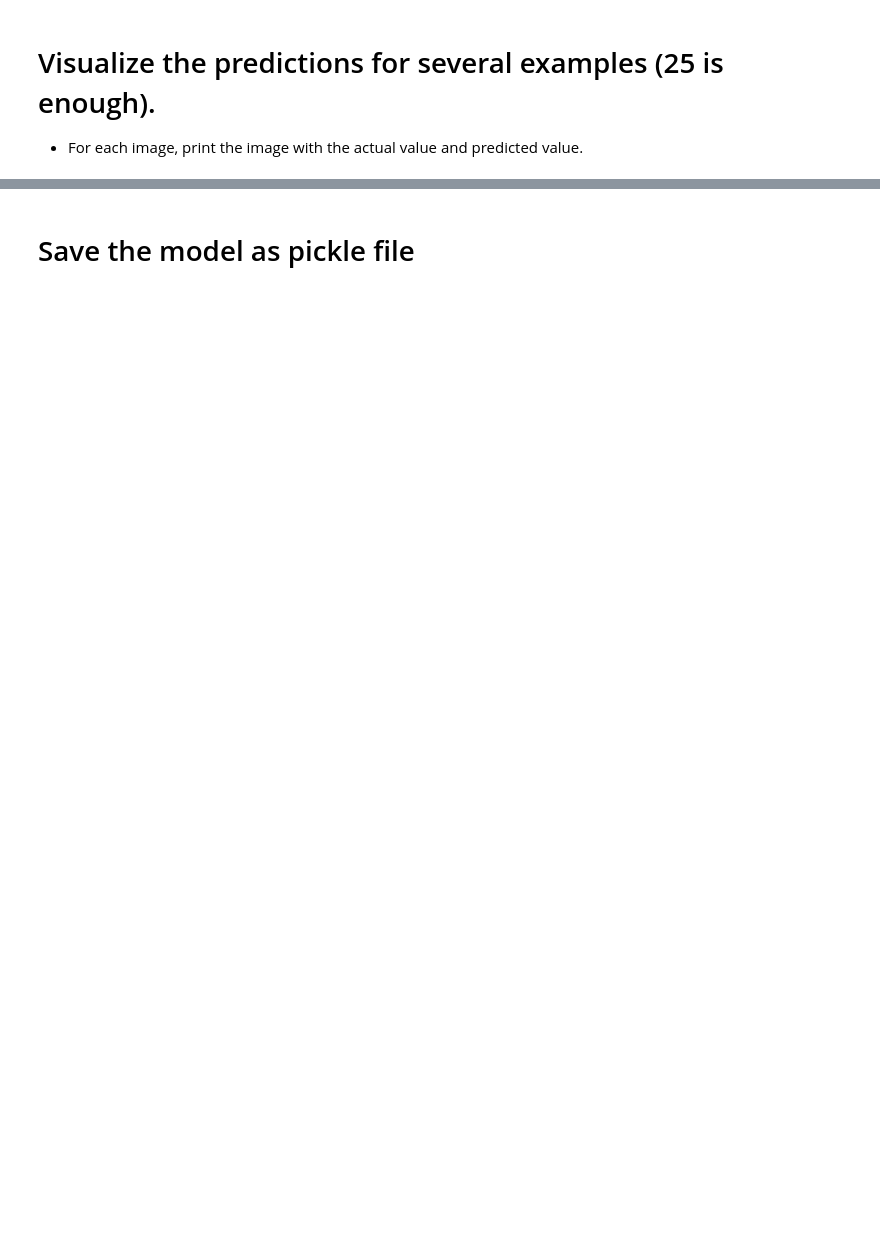
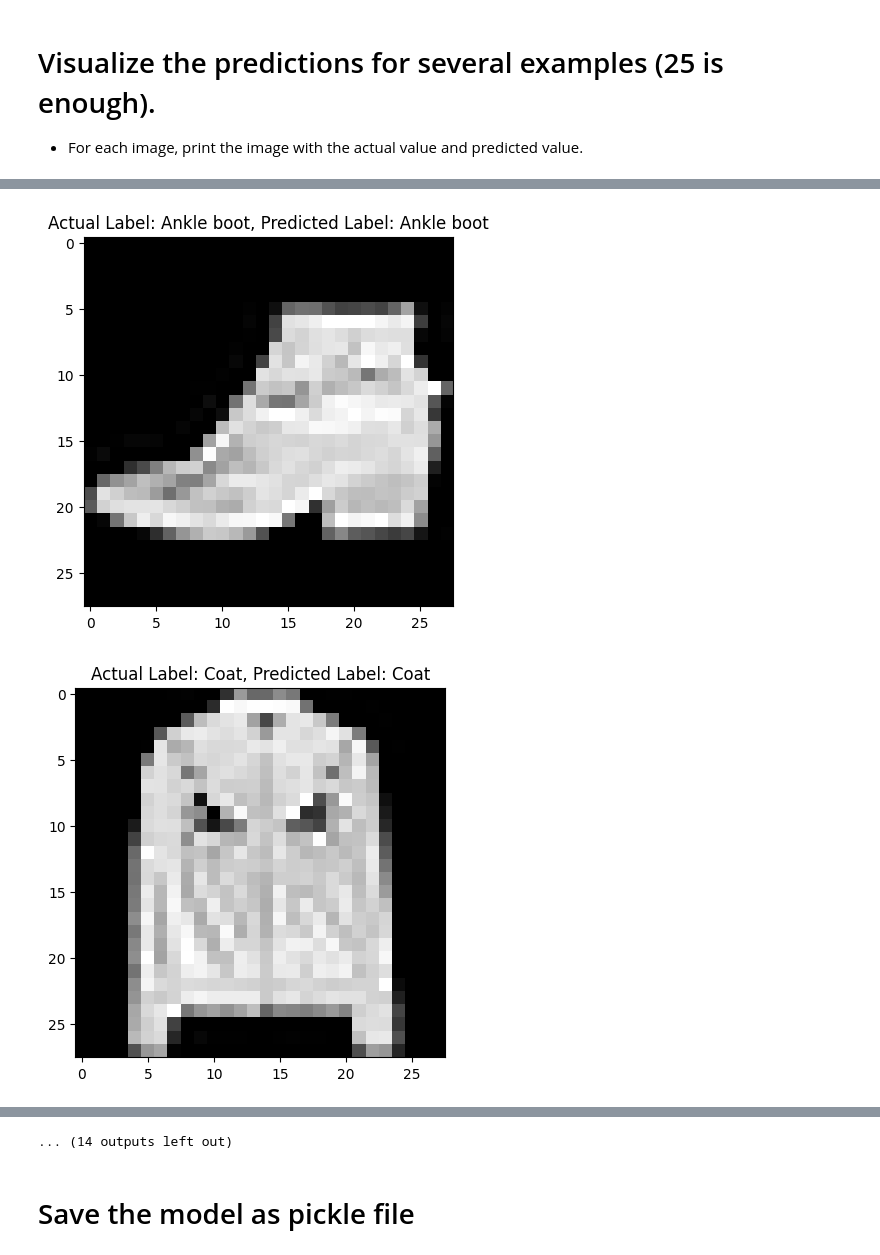
Before and after one commit to Tuwaiq-Data-Science-Bootcamp-V5/CNN_FashionMNIST, a Jupyter notebook: NeuralNetworks-Fashion.ipynb, the cells around one changed output, grey strips where cells are left out. Saved outputs shown, nothing was run; the diff lists cells and outputs as text; code cells hidden in the pictures; blank space fills up the shorter version.

```diff
--- a/NeuralNetworks-Fashion.ipynb
+++ b/NeuralNetworks-Fashion.ipynb
@@ -97,3 +216,11 @@
 - The epochs parameter should receive the number of epochs in the model, you can make it 1 it is ok.
     Note : You can increase the epochs, this will decrease the loss, but the loss will stop decreasing in sometimes.
 - Make the verbose parameter 1.
+# %%
+y_tr = to_categorical(y_tr)
+y_v = to_categorical(y_v)
+# %%
+model.fit(
+    X_tr, y_tr, batch_size=32,
+    epochs=15, verbose=1, validation_data=(X_v, y_v)
+)
@@ -104,3 +250,5 @@
 - The x parameter should receive the testing images (the testing images we get from the dataset).
 - The y parameter should receive the testing labels.
 - You need to print the metric you choose before and the loss values.
+# %%
+test_labels = to_categorical(test_labels)
@@ -108,3 +265,10 @@
 # Make predictions on the test data
 
 - Just print the first ten predictions and compare them with the actual values.
+# %%
+predictions = model.predict(test_images)
+
+for i in range(10):
+    predicted_label = np.argmax(predictions[i])
+    actual_label = test_labels[i]
+    print("Prediction:", predicted_label, "Actual Label:", np.argmax(actual_label))
@@ -112,3 +288,20 @@
 # Visualize the predictions for several examples (25 is enough).
 
 - For each image, print the image with the actual value and predicted value.
+# %%
+predictions = model.predict(test_images)
+
+random_indices = np.random.choice(len(test_images), size=25)
+
+for i in random_indices:
+    image = test_images[i]
+    label = np.argmax(test_labels[i])
+    predicted_label = np.argmax(predictions[i])
+    if len(image.shape) == 2:
+        image = image.reshape((image.shape[0], image.shape[1], 1))
+        image = np.repeat(image, 3, axis=2)
+    plt.figure()
+    plt.imshow(image, cmap=plt.get_cmap('gray'))
+    plt.title("Actual Label: " + labels[label]+ ", Predicted Label: " + labels[predicted_label])
+    plt.show()
+# %% [output]
@@ -114,0 +309,2 @@
+[figure, added]
+[figure, added]
@@ -115,2 +320,3 @@
+... (14 outputs left out)
 # %% [markdown]
 # Save the model as pickle file
```
Also changed, not shown: parts of 18 cells of this notebook, 1 other file.
